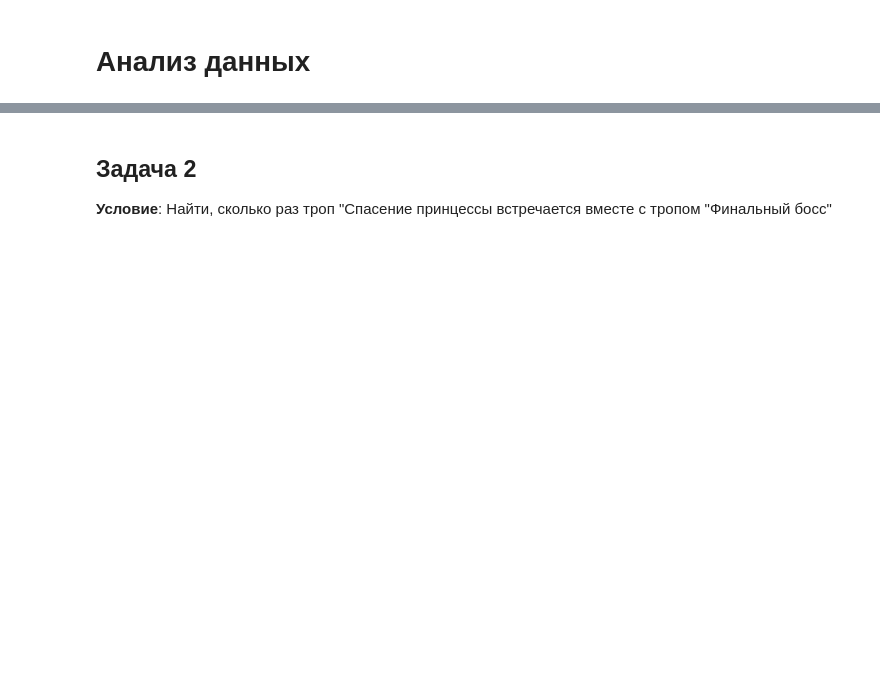
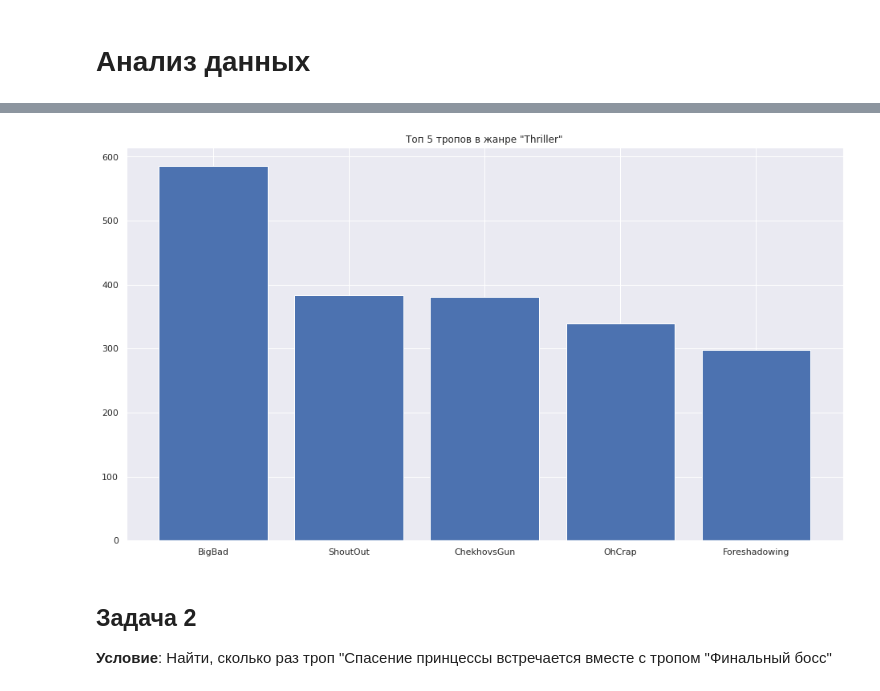
Before and after one commit to MkSerdyuk/Tropes_Analizer, a Jupyter notebook: tropes_analizer.ipynb, the cells around one changed output, grey strips where cells are left out. Cells and saved outputs as stored; diff of their text form; code cells hidden in the pictures; blank space fills up the shorter version.

```diff
--- a/tropes_analizer.ipynb
+++ b/tropes_analizer.ipynb
@@ -97,3 +138,7 @@ def visualize_preiod(df, year_start, year_end, n:int):
+# %%
+visualize_top_tropes(df, "Thriller", 5)
+# %% [output]
+[figure, added]
 # %% [markdown]
 ## Задача 2
 
```
Also changed, not shown: parts of 28 cells of this notebook.
